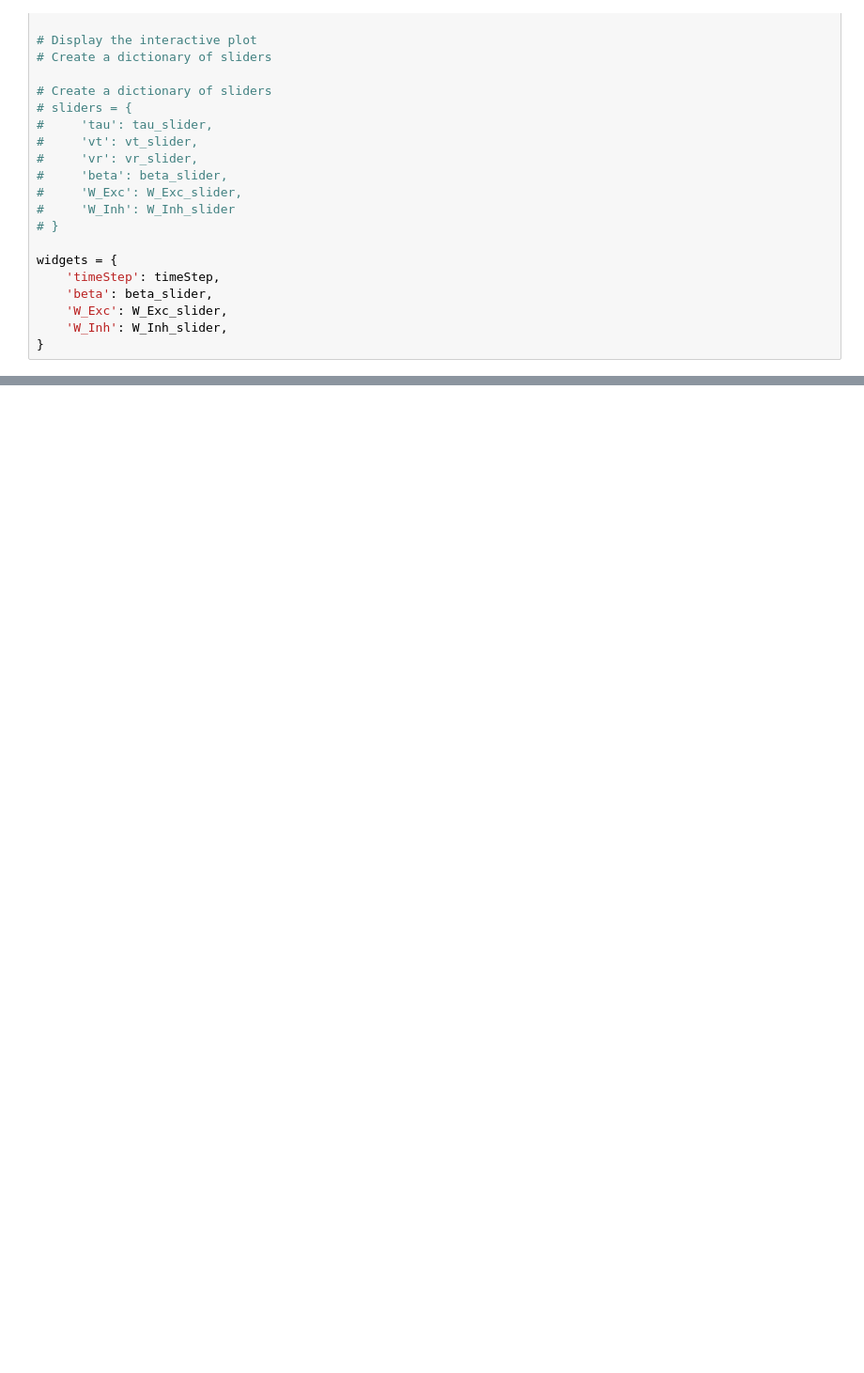
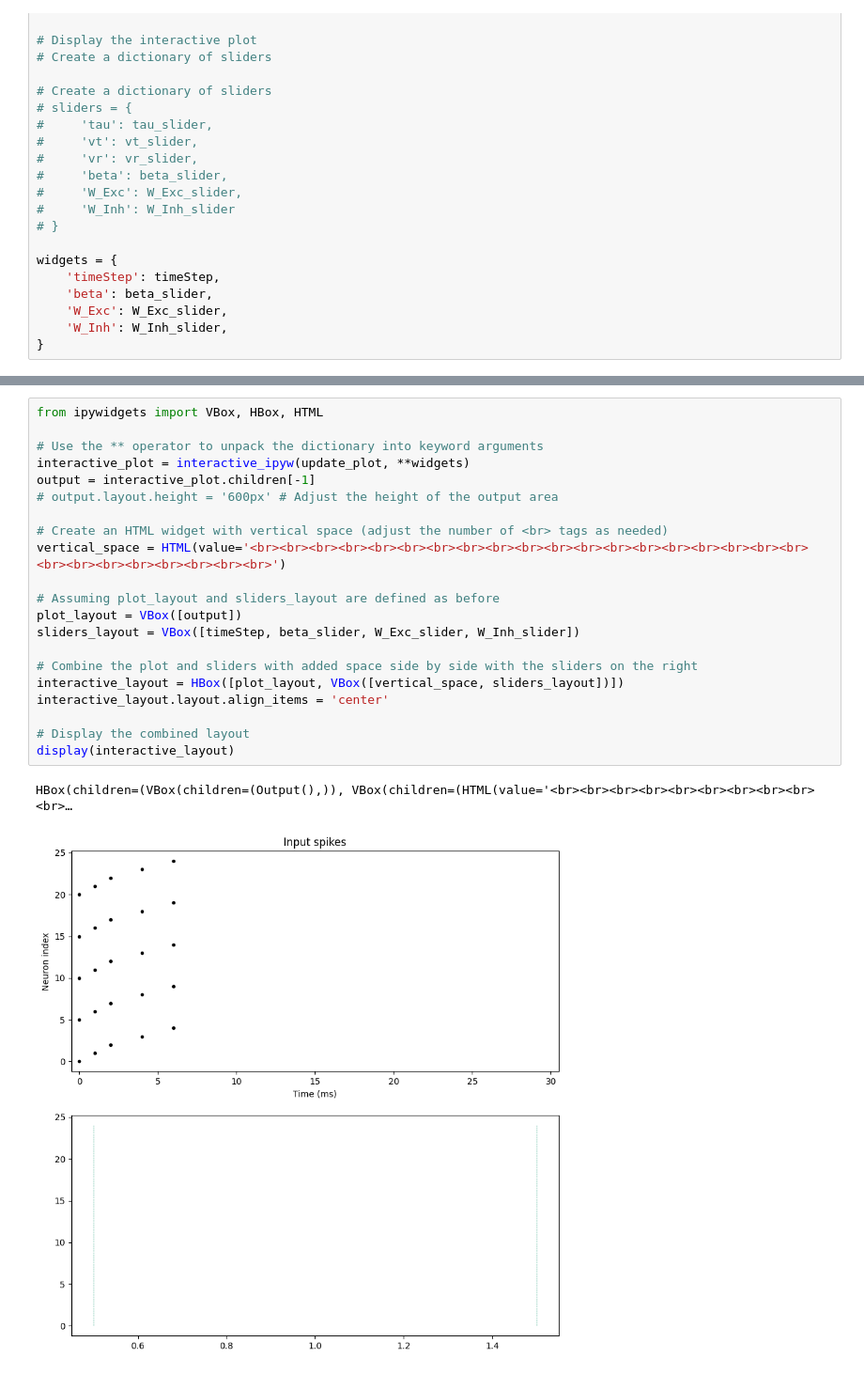
Before and after one commit to BernardMaacaron/ESCM, a Jupyter notebook: SingleNeuronSim_W.ipynb, the cells around one changed output, grey strips where cells are left out. Shown at 94% size. Cells and saved outputs as stored; diff of their text form; blank space fills up the shorter version.

```diff
--- a/SingleNeuronSim_W.ipynb
+++ b/SingleNeuronSim_W.ipynb
@@ -214,0 +214,24 @@ HBox(children=(VBox(children=(Output(),)), VBox(children=(FloatText(value=0.5, d
+# %%
+from ipywidgets import VBox, HBox, HTML
+
+# Use the ** operator to unpack the dictionary into keyword arguments
+interactive_plot = interactive_ipyw(update_plot, **widgets)
+output = interactive_plot.children[-1]
+# output.layout.height = '600px' # Adjust the height of the output area
+
+# Create an HTML widget with vertical space (adjust the number of <br> tags as needed)
+vertical_space = HTML(value='<br><br><br><br><br><br><br><br><br><br><br><br><br><br><br><br><br><br><br><br><br><br><br><br><br><br><br>')
+
+# Assuming plot_layout and sliders_layout are defined as before
+plot_layout = VBox([output])
+sliders_layout = VBox([timeStep, beta_slider, W_Exc_slider, W_Inh_slider])
+
+# Combine the plot and sliders with added space side by side with the sliders on the right
+interactive_layout = HBox([plot_layout, VBox([vertical_space, sliders_layout])])
+interactive_layout.layout.align_items = 'center'
+
+# Display the combined layout
+display(interactive_layout)
+# %% [output]
+HBox(children=(VBox(children=(Output(),)), VBox(children=(HTML(value='<br><br><br><br><br><br><br><br><br><br>…
+[figure, added]
```
Also changed, not shown: parts of 2 cells of this notebook, 8 other files.
